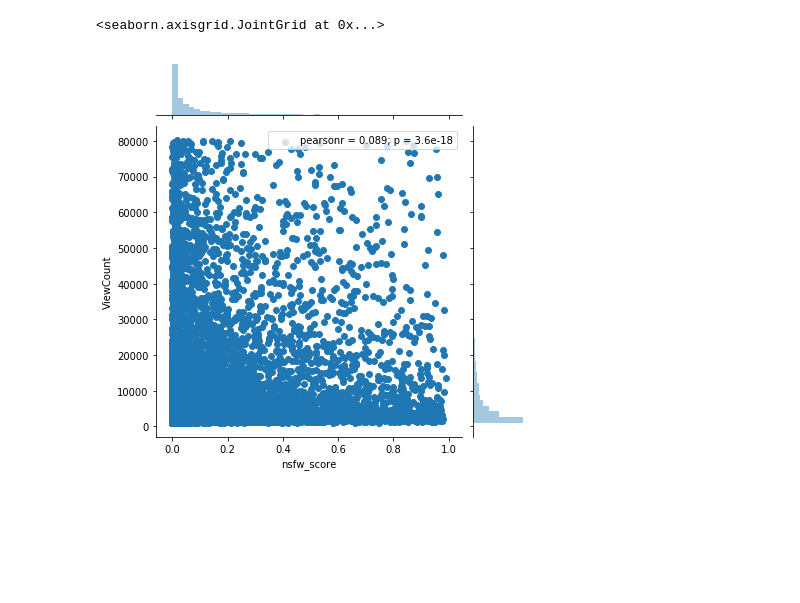
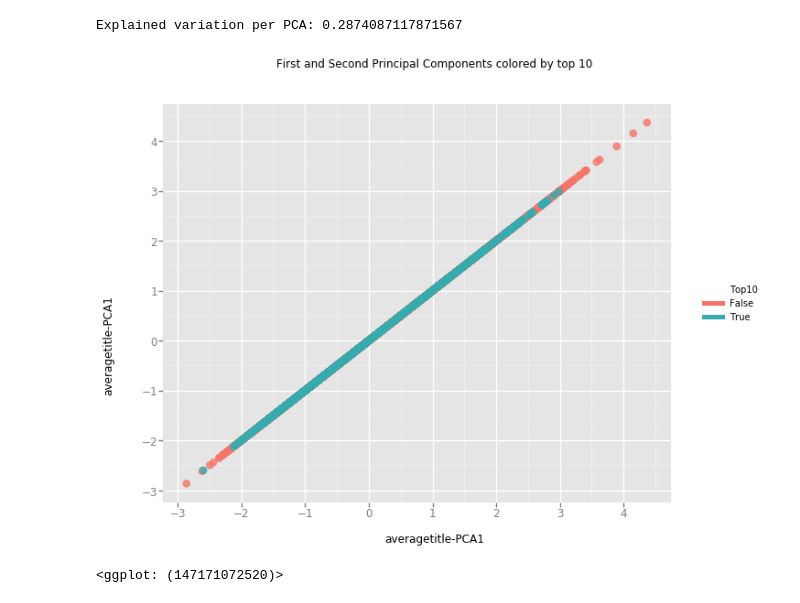
Before and after one commit to allenwang28/YouTube-Virality-Predictor, a Jupyter notebook: notebooks/Data Exploration 2.ipynb, the cells around one changed output. Cells and saved outputs as stored; diff of their text form; code cells hidden in the pictures; blank space fills up the shorter version.

```diff
--- a/notebooks/Data Exploration 2.ipynb
+++ b/notebooks/Data Exploration 2.ipynb
@@ -38,5 +47,2 @@ average_title_df = df['Title'].apply(get_average_meaning_vector)
 # %%
 average_desc_df = df['Description'].astype(str).apply(get_average_meaning_vector)
-# %%
-average_title_df['Id'] = df['Id']
-average_desc_df['Id'] = df['Id']
@@ -82,5 +48,0 @@ sns.jointplot(df_top10['nsfw_score'], df_top10['ViewCount'])
-# %%
-sns.jointplot(df_bottom10['nsfw_score'], df_bottom10['ViewCount'])
-# %% [output]
-<seaborn.axisgrid.JointGrid at 0x...>
-[figure, removed]
@@ -86,0 +53,18 @@ sns.jointplot(df_bottom10['nsfw_score'], df_bottom10['ViewCount'])
+# %%
+pca = PCA(n_components=3)
+pca_result = pca.fit_transform(average_title_df)
+
+df['averagetitle-PCA1'] = pca_result[:,0]
+df['averagetitle-PCA2'] = pca_result[:,1]
+df['averagetitle-PCA3'] = pca_result[:,2]
+print ('Explained variation per PCA: {0}'.format(np.sum(pca.explained_variance_ratio_)))
+# %% [output]
+Explained variation per PCA: 0.2874087117871567
+# %%
+chart = ggplot( df, aes(x='averagetitle-PCA1', y='averagetitle-PCA1', color='Top10') ) \
+        + geom_point(size=75,alpha=0.8) \
+        + ggtitle("First and Second Principal Components colored by top 10")
+chart
+# %% [output]
+[figure, added]
+<ggplot: (147171072520)>
```
Also changed, not shown: parts of 31 cells of this notebook, 2 other files.
